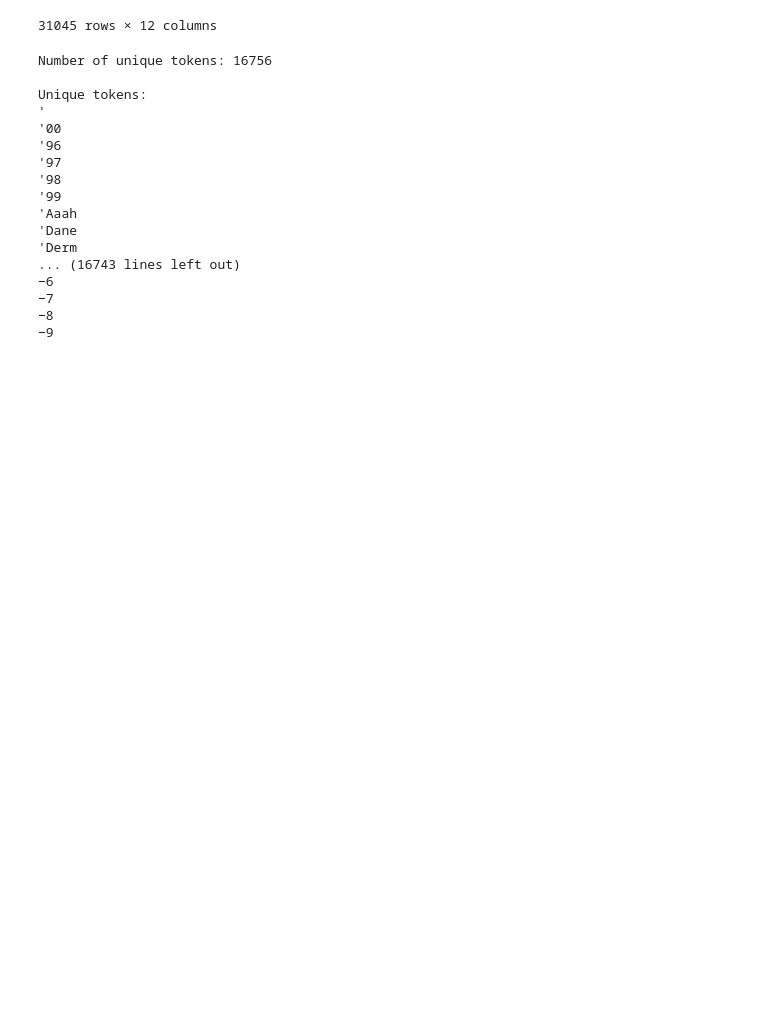
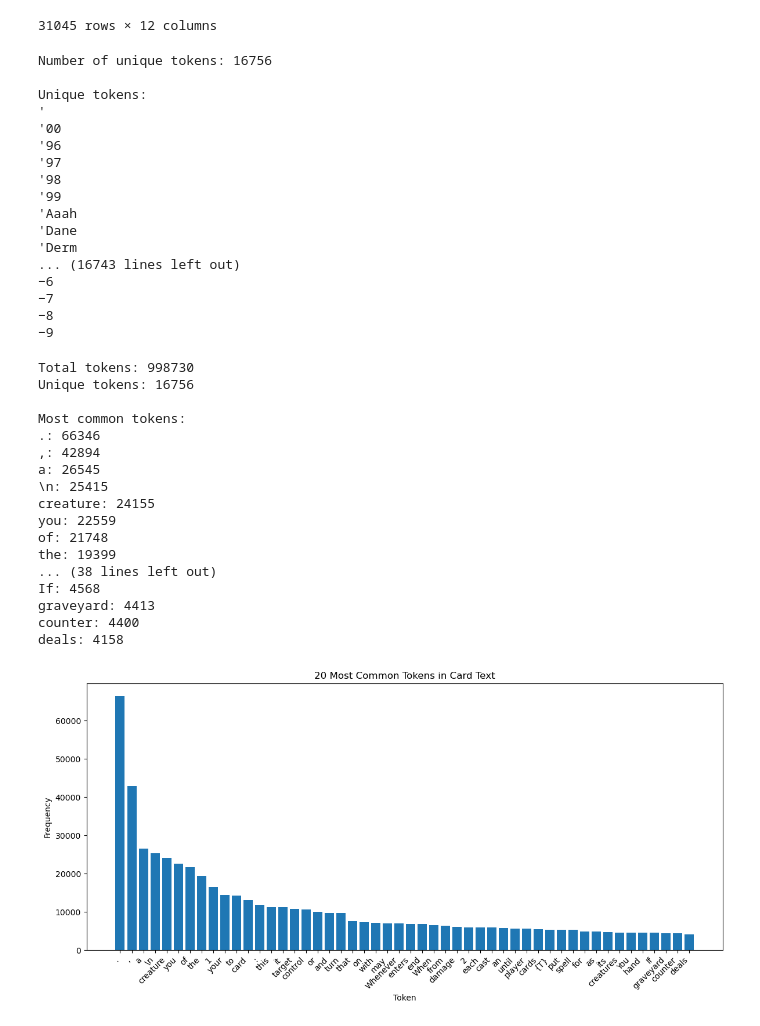
Before and after one commit to BBotzer/TCG_Generator, a Jupyter notebook: tcg_generator/notebooks/data_investigation_botzer.ipynb, the cells around one changed output. Drawn from its saved outputs; the diff is of its cells as text; code cells hidden in the pictures; blank space fills up the shorter version.

```diff
--- a/tcg_generator/notebooks/data_investigation_botzer.ipynb
+++ b/tcg_generator/notebooks/data_investigation_botzer.ipynb
@@ -733,3 +733,50 @@ Unique tokens:
 −7
 −8
 −9
+# %%
+from nltk.probability import FreqDist
+from collections import Counter
+
+# Flatten all tokens into a single list
+all_tokens = [token for tokens in df['tokenized_text'] for token in tokens if token]
+
+# Calculate frequency distribution
+freq_dist = FreqDist(all_tokens)
+
+# Get the 20 most common tokens
+most_common = freq_dist.most_common(50)
+
+# Create a bar plot
+plt.figure(figsize=(12, 6))
+plt.bar([x[0] for x in most_common], [x[1] for x in most_common])
+plt.xticks(rotation=45, ha='right')
+plt.title('20 Most Common Tokens in Card Text')
+plt.xlabel('Token')
+plt.ylabel('Frequency')
+plt.tight_layout()
+
+# Print statistics
+print(f"Total tokens: {len(all_tokens)}")
+print(f"Unique tokens: {len(set(all_tokens))}")
+print("\nMost common tokens:")
+for token, count in most_common:
+    print(f"{token}: {count}")
+# %% [output]
+Total tokens: 998730
+Unique tokens: 16756
+
+Most common tokens:
+.: 66346
+,: 42894
+a: 26545
+\n: 25415
+creature: 24155
+you: 22559
+of: 21748
+the: 19399
+... (38 lines left out)
+If: 4568
+graveyard: 4413
+counter: 4400
+deals: 4158
+[figure, added]
```
Also changed, not shown: parts of 3 cells of this notebook.
